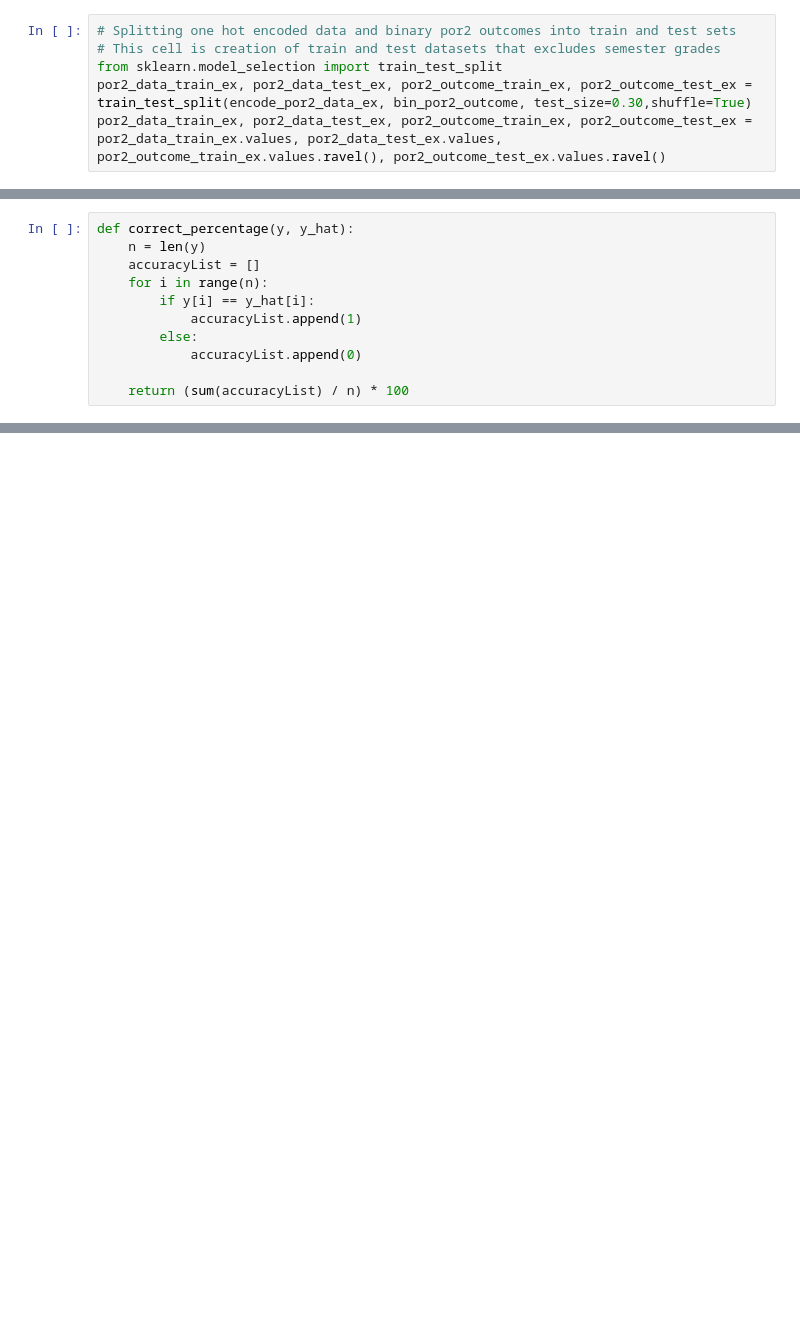
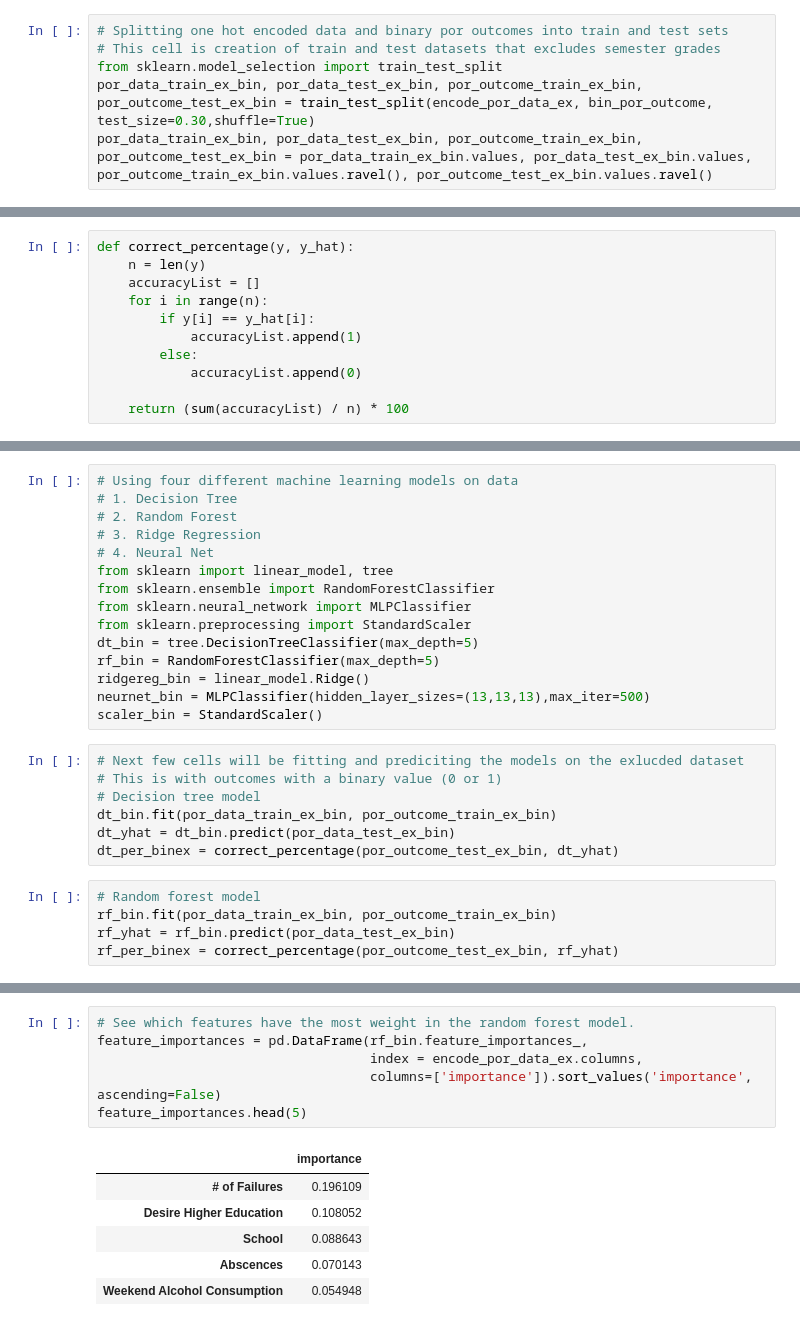
Before and after one commit to woohyukchang/cse146proj, a Jupyter notebook: por_protected.ipynb, the cells around one changed output, grey strips where cells are left out. Saved outputs shown, nothing was run; the diff lists cells and outputs as text; blank space fills up the shorter version.

```diff
--- a/por_protected.ipynb
+++ b/por_protected.ipynb
@@ -72,8 +72,8 @@ bin_por2_outcome = bin_conversion(bin_por2_outcome)
 # %%
-# Splitting one hot encoded data and binary por2 outcomes into train and test sets
+# Splitting one hot encoded data and binary por outcomes into train and test sets
 # This cell is creation of train and test datasets that excludes semester grades
 from sklearn.model_selection import train_test_split
-por2_data_train_ex, por2_data_test_ex, por2_outcome_train_ex, por2_outcome_test_ex = train_test_split(encode_por2_data_ex, bin_por2_outcome, test_size=0.30,shuffle=True)
-por2_data_train_ex, por2_data_test_ex, por2_outcome_train_ex, por2_outcome_test_ex = por2_data_train_ex.values, por2_data_test_ex.values, por2_outcome_train_ex.values.ravel(), por2_outcome_test_ex.values.ravel()
+por_data_train_ex_bin, por_data_test_ex_bin, por_outcome_train_ex_bin, por_outcome_test_ex_bin = train_test_split(encode_por_data_ex, bin_por_outcome, test_size=0.30,shuffle=True)
+por_data_train_ex_bin, por_data_test_ex_bin, por_outcome_train_ex_bin, por_outcome_test_ex_bin = por_data_train_ex_bin.values, por_data_test_ex_bin.values, por_outcome_train_ex_bin.values.ravel(), por_outcome_test_ex_bin.values.ravel()
 # %%
 # This cell is creation of train and test datasets that includes semester grades
@@ -202,0 +115,27 @@ print(bin_inc_percentages)
+# %%
+# Using four different machine learning models on data
+# 1. Decision Tree
+# 2. Random Forest
+# 3. Ridge Regression
+# 4. Neural Net
+from sklearn import linear_model, tree
+from sklearn.ensemble import RandomForestClassifier
+from sklearn.neural_network import MLPClassifier
+from sklearn.preprocessing import StandardScaler
+dt_bin = tree.DecisionTreeClassifier(max_depth=5)
+rf_bin = RandomForestClassifier(max_depth=5)
+ridgereg_bin = linear_model.Ridge()
+neurnet_bin = MLPClassifier(hidden_layer_sizes=(13,13,13),max_iter=500)
+scaler_bin = StandardScaler()
+# %%
+# Next few cells will be fitting and prediciting the models on the exlucded dataset
+# This is with outcomes with a binary value (0 or 1)
+# Decision tree model
+dt_bin.fit(por_data_train_ex_bin, por_outcome_train_ex_bin)
+dt_yhat = dt_bin.predict(por_data_test_ex_bin)
+dt_per_binex = correct_percentage(por_outcome_test_ex_bin, dt_yhat)
+# %%
+# Random forest model
+rf_bin.fit(por_data_train_ex_bin, por_outcome_train_ex_bin)
+rf_yhat = rf_bin.predict(por_data_test_ex_bin)
+rf_per_binex = correct_percentage(por_outcome_test_ex_bin, rf_yhat)
@@ -202,0 +175,13 @@ print(bin_inc_percentages)
+# %%
+# See which features have the most weight in the random forest model.
+feature_importances = pd.DataFrame(rf_bin.feature_importances_,
+                                   index = encode_por_data_ex.columns,
+                                   columns=['importance']).sort_values('importance', ascending=False)
+feature_importances.head(5)
+# %% [output]
+|  | importance |
+| # of Failures | 0.196109 |
+| Desire Higher Education | 0.108052 |
+| School | 0.088643 |
+| Abscences | 0.070143 |
+| Weekend Alcohol Consumption | 0.054948 |
```
Also changed, not shown: parts of 51 cells of this notebook, 5 other files.
